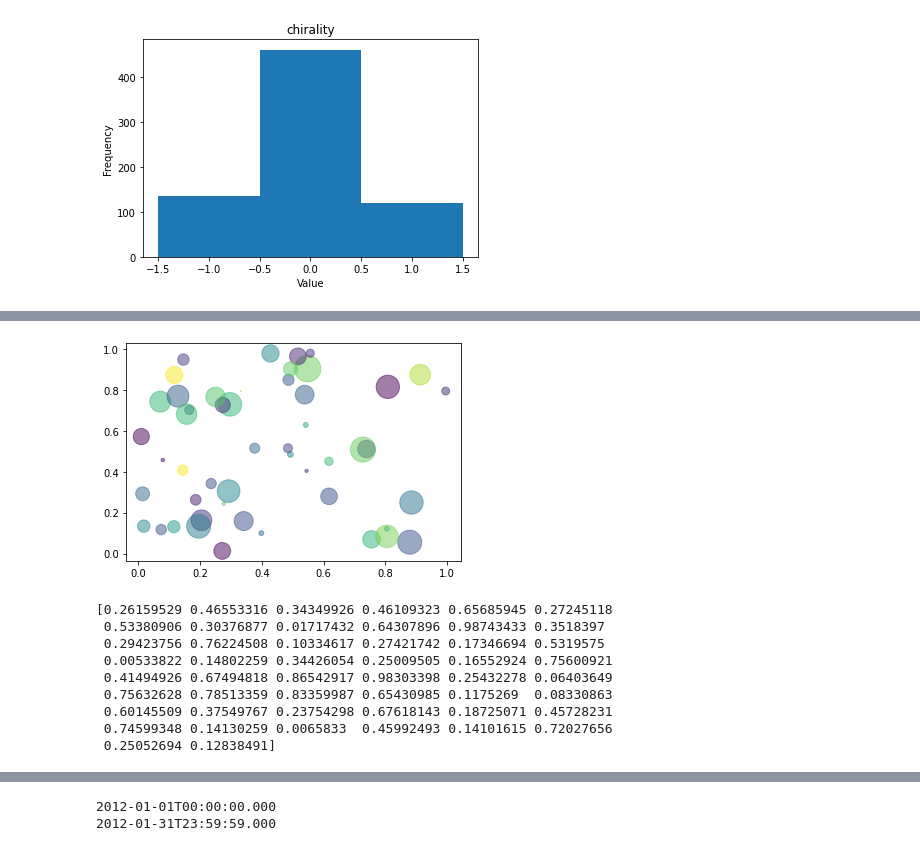
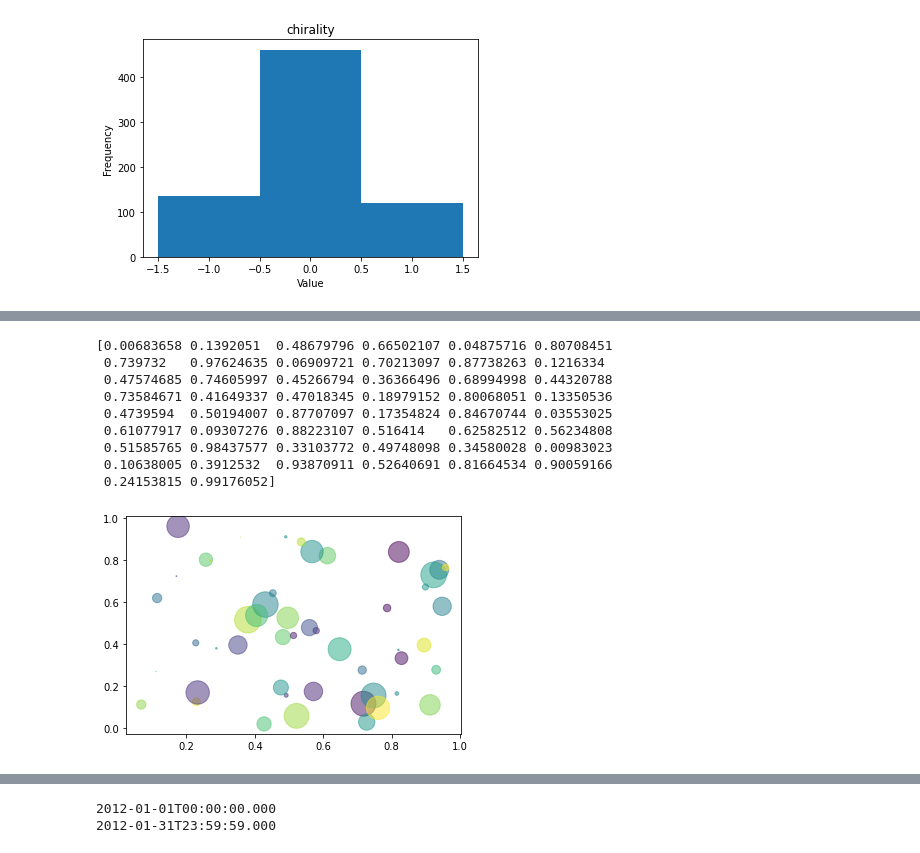
Before and after one commit to kreevescfa/reu2015-test, a Jupyter notebook: test.ipynb, the cells around one changed output, grey strips where cells are left out. Cells and saved outputs as stored; diff of their text form; code cells hidden in the pictures.

```diff
--- a/test.ipynb
+++ b/test.ipynb
@@ -379,21 +380,21 @@ AttributeError: 'numpy.ndarray' object has no attribute 'Normalize'
 # %%
 N = 50
 x = np.random.rand(N)
 y = np.random.rand(N)
-colors = np.random.rand(N)
+colors_random = np.random.rand(N)
+print(colors_random)
 area = np.pi * (15 * np.random.rand(N))**2 # 0 to 15 point radiuses
 
-plt.scatter(x, y, s=area, c=colors, alpha=0.5)
+plt.scatter(x, y, s=area, c=colors_random, alpha=0.5)
 plt.show()
-print(colors)
 # %% [output]
+[0.00683658 0.1392051  0.48679796 0.66502107 0.04875716 0.80708451
+ 0.739732   0.97624635 0.06909721 0.70213097 0.87738263 0.1216334
+ 0.47574685 0.74605997 0.45266794 0.36366496 0.68994998 0.44320788
+ 0.73584671 0.41649337 0.47018345 0.18979152 0.80068051 0.13350536
+ 0.4739594  0.50194007 0.87707097 0.17354824 0.84670744 0.03553025
+ 0.61077917 0.09307276 0.88223107 0.516414   0.62582512 0.56234808
+ 0.51585765 0.98437577 0.33103772 0.49748098 0.34580028 0.00983023
+ 0.10638005 0.3912532  0.93870911 0.52640691 0.81664534 0.90059166
+ 0.24153815 0.99176052]
-[figure, old version]
+[figure, new version]
-[0.26159529 0.46553316 0.34349926 0.46109323 0.65685945 0.27245118
- 0.53380906 0.30376877 0.01717432 0.64307896 0.98743433 0.3518397
- 0.29423756 0.76224508 0.10334617 0.27421742 0.17346694 0.5319575
- 0.00533822 0.14802259 0.34426054 0.25009505 0.16552924 0.75600921
- 0.41494926 0.67494818 0.86542917 0.98303398 0.25432278 0.06403649
- 0.75632628 0.78513359 0.83359987 0.65430985 0.1175269  0.08330863
- 0.60145509 0.37549767 0.23754298 0.67618143 0.18725071 0.45728231
- 0.74599348 0.14130259 0.0065833  0.45992493 0.14101615 0.72027656
- 0.25052694 0.12838491]
```
Also changed, not shown: parts of 17 cells of this notebook.
